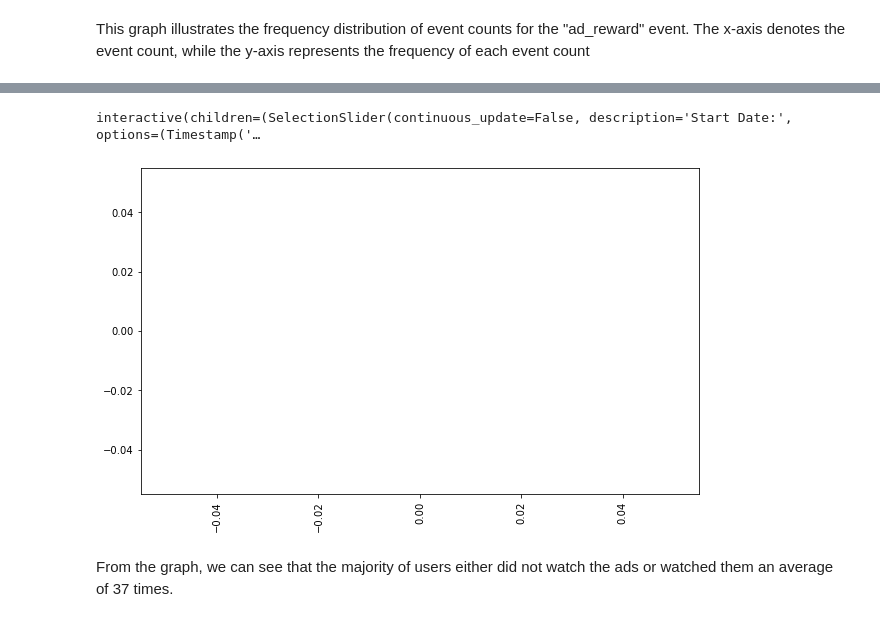
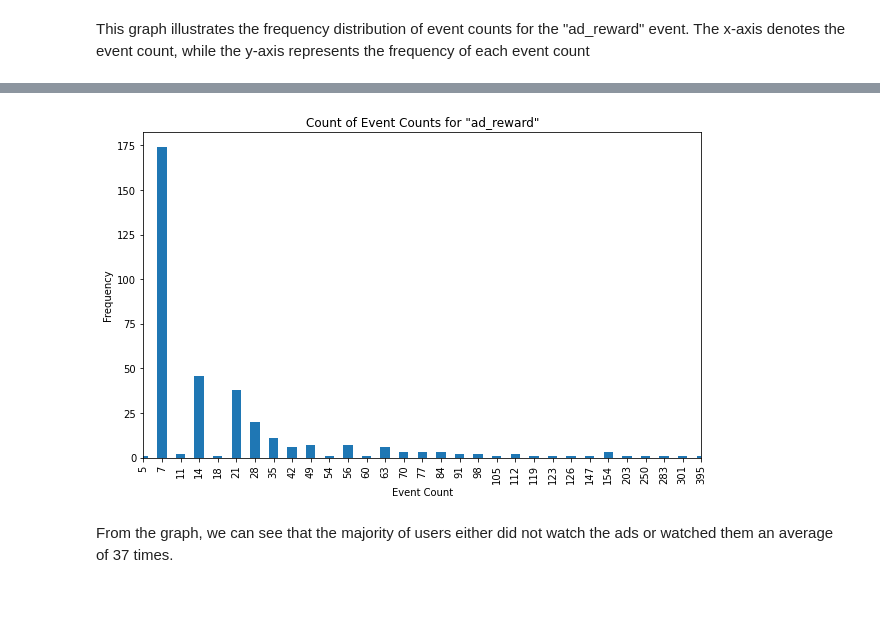
Before and after one commit to Zavadskiy/test_analyst, a Jupyter notebook: test_task_analyst.ipynb, the cells around one changed output, grey strips where cells are left out. Drawn from its saved outputs; the diff is of its cells as text; code cells hidden in the pictures.

Commit message:
future: add don't have widgets

```diff
--- a/test_task_analyst.ipynb
+++ b/test_task_analyst.ipynb
@@ -269,32 +236,17 @@ interactive(children=(SelectionSlider(continuous_update=False, description='Star
 # %% [markdown]
 This graph illustrates the frequency distribution of event counts for the "ad_reward" event. The x-axis denotes the event count, while the y-axis represents the frequency of each event count
 # %%
-date_start_slider = widgets.SelectionSlider(
-    options=pd.to_datetime(df_filterd['first_created_at']).sort_values().unique(),
-    description='Start Date:',
-    continuous_update=False
-)
+filtered_data = df[df['event_name'] == 'ad_reward']['event_n']
 
-date_end_slider = widgets.SelectionSlider(
-    options=pd.to_datetime(df_filterd['first_created_at']).sort_values().unique(),
-    description='End Date:',
-    continuous_update=False
-)
+event_counts = filtered_data.value_counts().sort_index()
 
-def plot_event_counts(start_date, end_date):
-    filtered_data = df_filterd[(df_filterd['event_name'] == 'ad_reward') &
-                               (df_filterd['first_created_at'] >= start_date) &
-                               (df_filterd['first_created_at'] <= end_date)]['event_n']
-    event_counts = filtered_data.value_counts().sort_index()
+plt.figure(figsize=(10, 6))
+event_counts.plot(kind='bar')
+plt.title('Count of Event Counts for "ad_reward"')
+plt.xlabel('Event Count')
+plt.ylabel('Frequency')
 
-    plt.figure(figsize=(10, 6))
-    event_counts.plot(kind='bar')
-    plt.title(f'Count of Event Counts for "ad_reward" from {start_date} to {end_date}')
-    plt.xlabel('Event Count')
-    plt.ylabel('Frequency')
-    plt.xlim(0, 30)
-    plt.show()
+plt.xlim(0, 30)
 
-display(date_start_slider, date_end_slider)
-widgets.interactive(plot_event_counts, start_date=date_start_slider, end_date=date_end_slider)
+plt.show()
 # %% [output]
@@ -303,5 +253,4 @@ SelectionSlider(continuous_update=False, description='End Date:', options=(Times
-interactive(children=(SelectionSlider(continuous_update=False, description='Start Date:', options=(Timestamp('…
-[figure, old version]
+[figure, new version]
 # %% [markdown]
 From the graph, we can see that the majority of users either did not watch the ads or watched them an average of 37 times.
 # %% [markdown]
```
Also changed, not shown: parts of 18 cells of this notebook.
